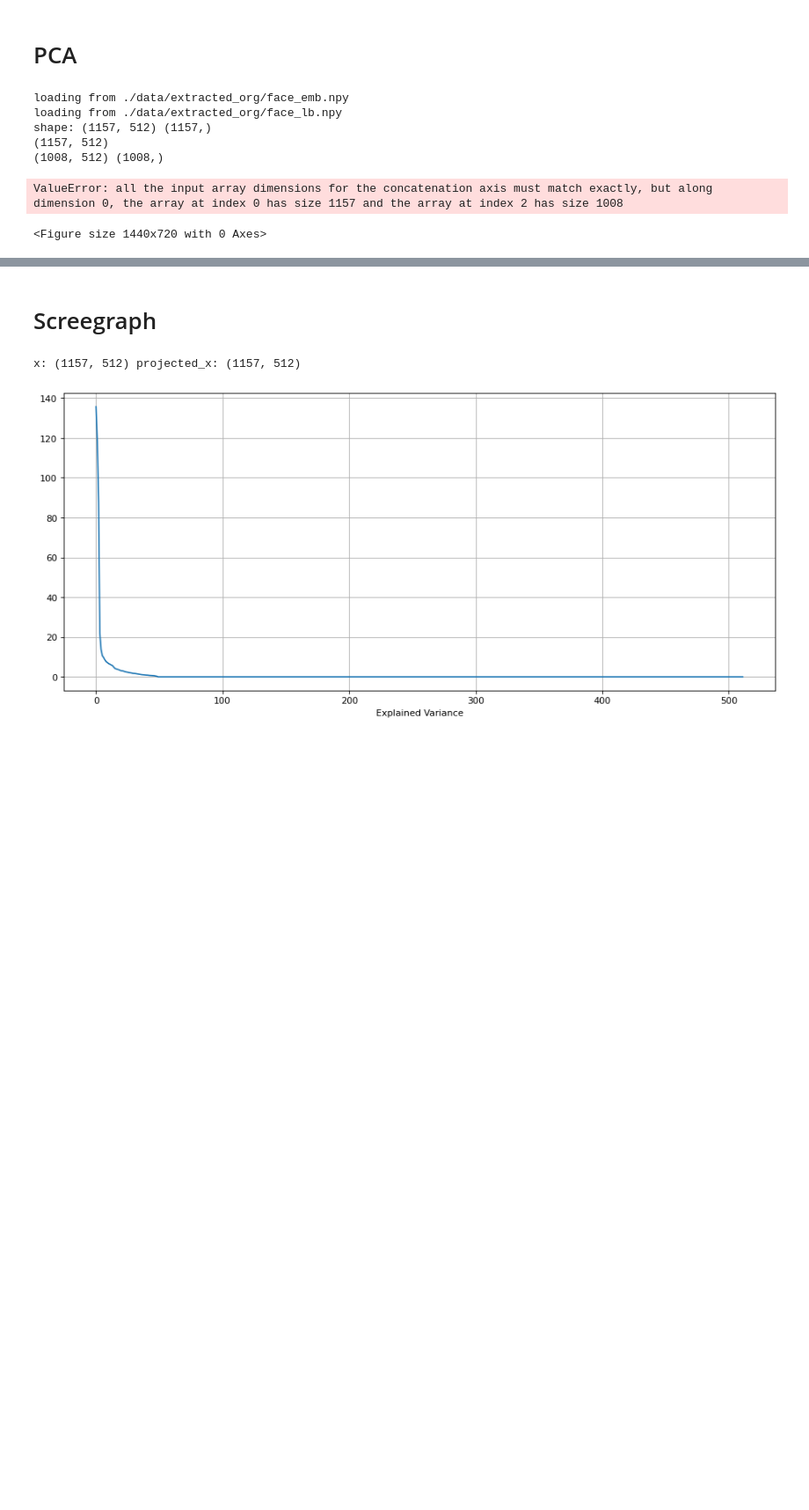
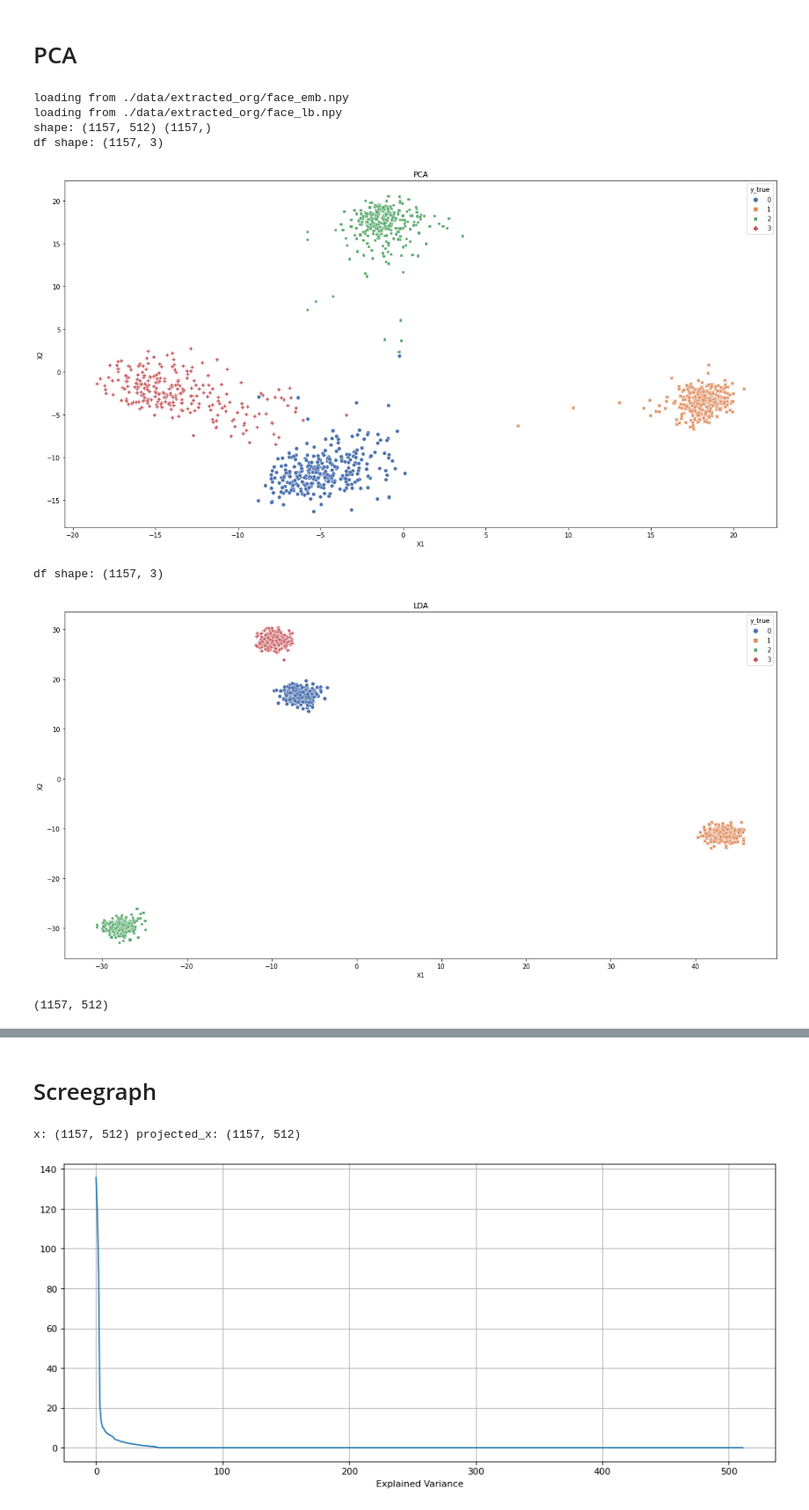
Before and after one commit to ksuchoi216/FaceID_model_rebuild, a Jupyter notebook: eda.ipynb, the cells around one changed output, grey strips where cells are left out. Shown at 88% size. Saved outputs shown, nothing was run; the diff lists cells and outputs as text; code cells hidden in the pictures; blank space fills up the shorter version.

```diff
--- a/eda.ipynb
+++ b/eda.ipynb
@@ -47,31 +57,25 @@ Tue Oct 18 14:15:17 2022
 # %%
 from data_preprocessing import loadNumpy
 from utils import show_dimension_reduction
 
 user_names = ["jhyoo", "jhoh", "jhongyoo", "kschoi"]
 
 emb = loadNumpy('data', 'extracted_org','face_emb.npy')
 lb = loadNumpy('data', 'extracted_org', 'face_lb.npy')
 
 print(f'shape: {emb.shape} {lb.shape}')
 
-# show_dimension_reduction(emb, lb, isLDA=False)
-# show_dimension_reduction(emb, lb, isLDA=True)
+show_dimension_reduction(emb, lb, isLDA=False)
+show_dimension_reduction(emb, lb, isLDA=True)
 
 print(emb.shape)
 num = len(lb[lb==0])//2
-
-import numpy as np
-emb_ = emb[num:, :]
-lb_ = lb[num:]
-
-print(emb_.shape, lb_.shape)
-show_dimension_reduction(emb_, lb_, isLDA=True)
 # %% [output]
 loading from ./data/extracted_org/face_emb.npy
 loading from ./data/extracted_org/face_lb.npy
 shape: (1157, 512) (1157,)
-(1157, 512)
-(1008, 512) (1008,)
+df shape: (1157, 3)
+[figure, added]
-ValueError: all the input array dimensions for the concatenation axis must match exactly, but along dimension 0, the array at index 0 has size 1157 and the array at index 2 has size 1008
+df shape: (1157, 3)
+[figure, added]
-<Figure size 1440x720 with 0 Axes>
+(1157, 512)
```
Also changed, not shown: parts of 4 cells of this notebook, 1 other file.
